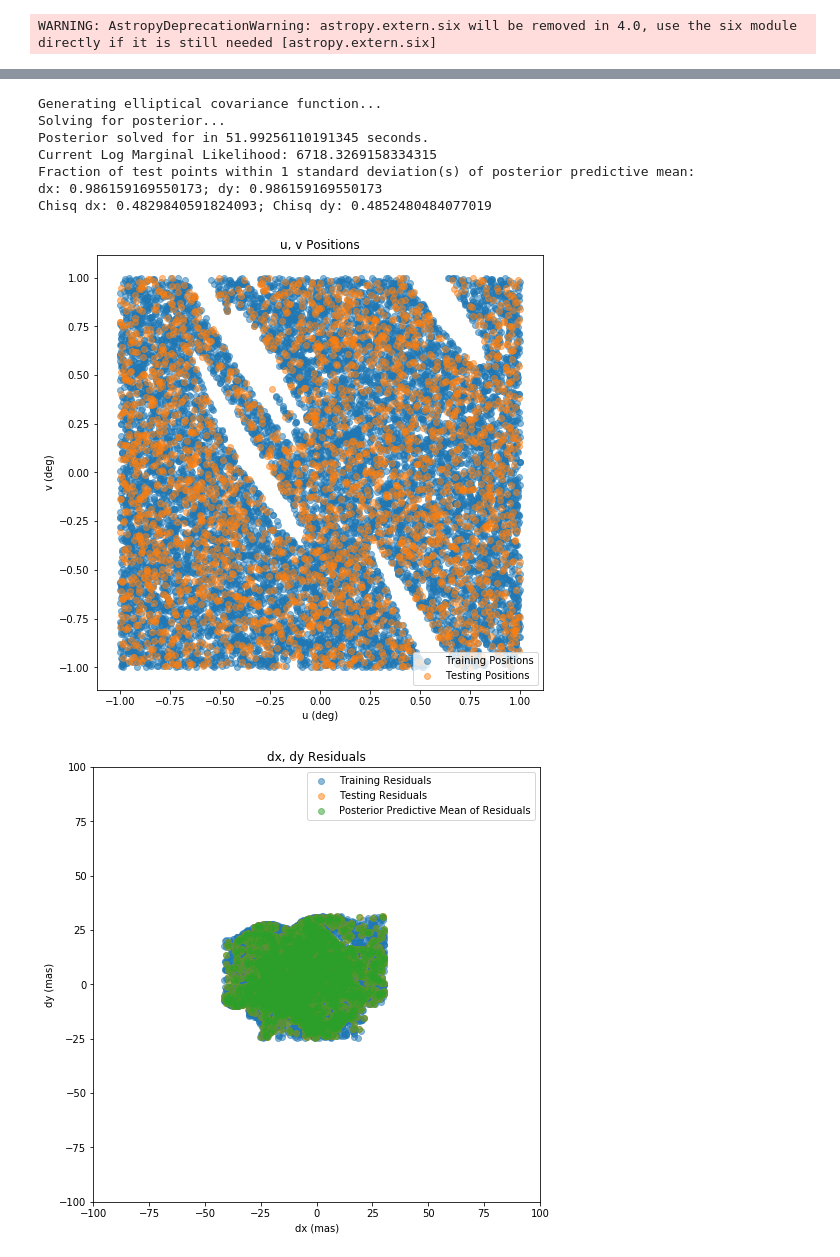
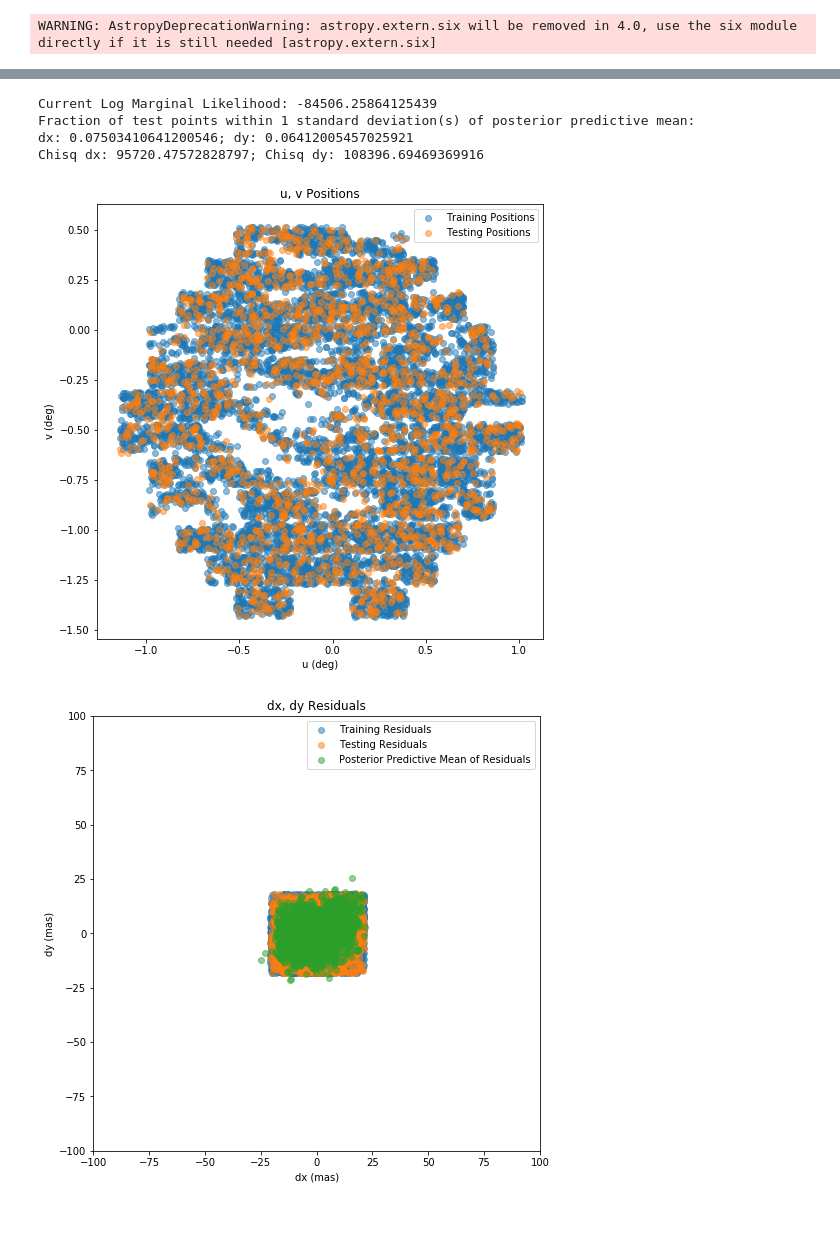
Before and after one commit to FoxFortino/DESworkspace, a Jupyter notebook: GPR.ipynb, the cells around one changed output, grey strips where cells are left out. Cells and saved outputs as stored; diff of their text form; code cells hidden in the pictures; blank space fills up the shorter version.

```diff
--- a/GPR.ipynb
+++ b/GPR.ipynb
@@ -3,5 +3,8 @@ import gpr
 
 import numpy as np
 from scipy.optimize import minimize
+
+hoid = True
+folio2 = False
 # %% [output]
 WARNING: AstropyDeprecationWarning: astropy.extern.six will be removed in 4.0, use the six module directly if it is still needed [astropy.extern.six]
@@ -30,0 +30,22 @@ Generating white noise covariance function...
+# %%
+"""Real Data"""
+theta0 = np.array([100, .1, .1, 0, 4])
+
+GP = gpr.GPR(
+    hoid=hoid,
+    folio2=folio2,
+    verbose=True,
+    nLML_factor=-1,
+    nLML_print=True,
+    random_state=0,
+    tensor=False)
+
+GP.extract_exposure()
+# sample = np.array([-0.5, 0, 0, 0.5])
+sample = None
+GP.extract_data(sample=sample)
+
+GP.remove_outliers(1, plot=True)
+GP.split_data(0.20)
+
+GP.fit(theta0)
@@ -31,13 +70,9 @@ Generating white noise covariance function...
 # %%
-GP.fit(thetaS)
 GP.summary()
 # %% [output]
-Generating elliptical covariance function...
-Solving for posterior...
-Posterior solved for in 51.99256110191345 seconds.
-Current Log Marginal Likelihood: 6718.3269158334315
+Current Log Marginal Likelihood: -84506.25864125439
 Fraction of test points within 1 standard deviation(s) of posterior predictive mean:
-dx: 0.986159169550173; dy: 0.986159169550173
-Chisq dx: 0.4829840591824093; Chisq dy: 0.4852480484077019
+dx: 0.07503410641200546; dy: 0.06412005457025921
+Chisq dx: 95720.47572828797; Chisq dy: 108396.69469369916
-[figure, old version]
+[figure, new version]
-[figure, old version]
+[figure, new version]
```
Also changed, not shown: parts of 11 cells of this notebook, 1 other file.
